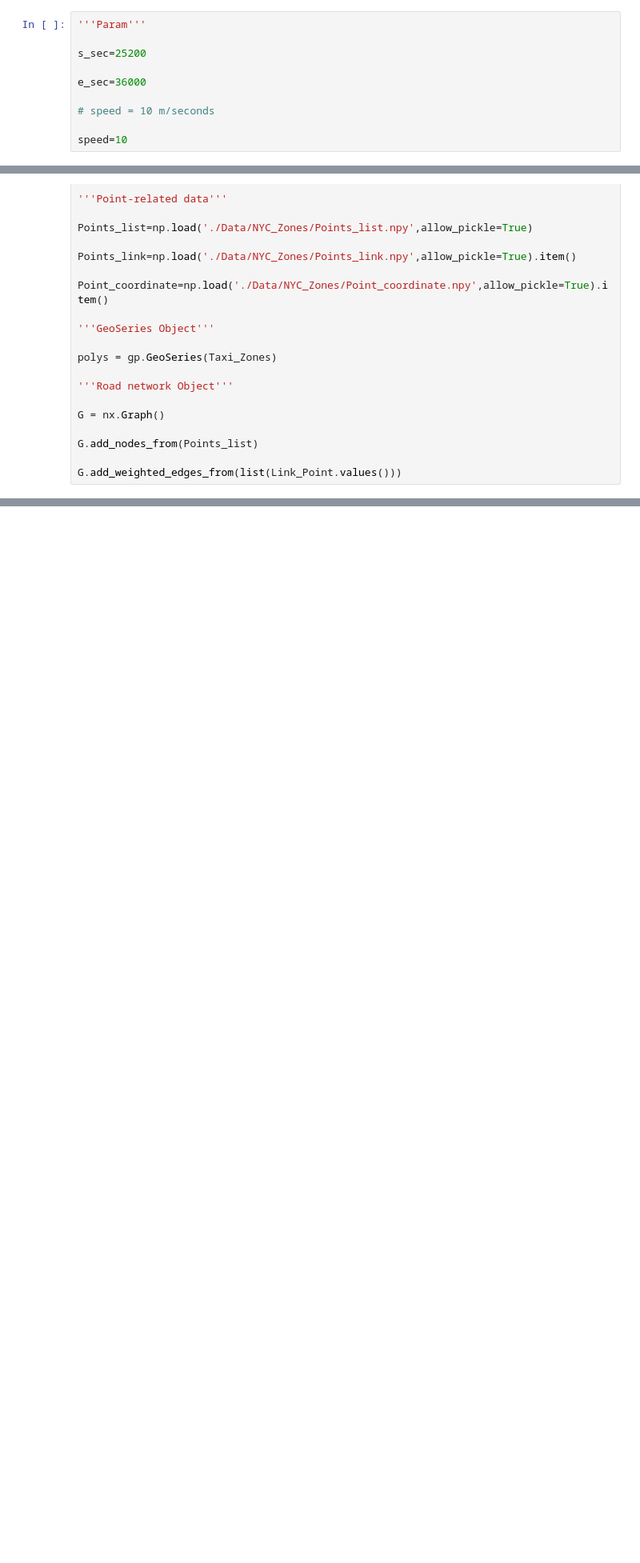
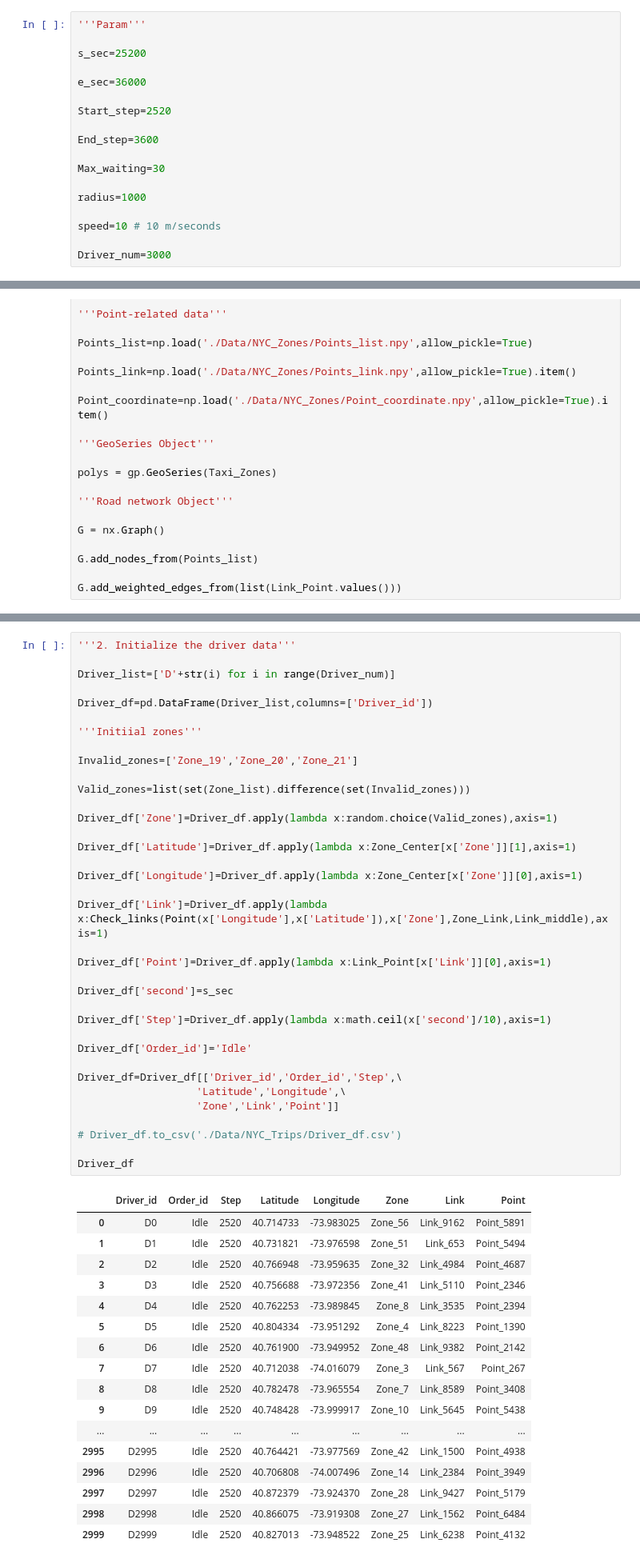
Before and after one commit to marco-yue/T-ITS2021-Repositioning, a Jupyter notebook: 03 Order Dispatching.ipynb, the cells around one changed output, grey strips where cells are left out. Shown: that part at 80% size. Saved outputs shown, nothing was run; the diff lists cells and outputs as text; blank space fills up the shorter version.

```diff
--- a/03 Order Dispatching.ipynb
+++ b/03 Order Dispatching.ipynb
@@ -87,9 +158,17 @@ s_sec=25200
 
 e_sec=36000
 
-# speed = 10 m/seconds
+Start_step=2520
 
-speed=10
+End_step=3600
+
+Max_waiting=30
+
+radius=1000
+
+speed=10 # 10 m/seconds
+
+Driver_num=3000
 # %%
 '''Load data'''
 
@@ -222,0 +260,54 @@ Order_df
+# %%
+'''2. Initialize the driver data'''
+
+Driver_list=['D'+str(i) for i in range(Driver_num)]
+
+Driver_df=pd.DataFrame(Driver_list,columns=['Driver_id'])
+
+'''Initiial zones'''
+
+Invalid_zones=['Zone_19','Zone_20','Zone_21']
+
+Valid_zones=list(set(Zone_list).difference(set(Invalid_zones)))
+
+Driver_df['Zone']=Driver_df.apply(lambda x:random.choice(Valid_zones),axis=1)
+
+Driver_df['Latitude']=Driver_df.apply(lambda x:Zone_Center[x['Zone']][1],axis=1)
+
+Driver_df['Longitude']=Driver_df.apply(lambda x:Zone_Center[x['Zone']][0],axis=1)
+
+Driver_df['Link']=Driver_df.apply(lambda x:Check_links(Point(x['Longitude'],x['Latitude']),x['Zone'],Zone_Link,Link_middle),axis=1)
+
+Driver_df['Point']=Driver_df.apply(lambda x:Link_Point[x['Link']][0],axis=1)
+
+Driver_df['second']=s_sec
+
+Driver_df['Step']=Driver_df.apply(lambda x:math.ceil(x['second']/10),axis=1)
+
+Driver_df['Order_id']='Idle'
+
+Driver_df=Driver_df[['Driver_id','Order_id','Step',\
+                   'Latitude','Longitude',\
+                   'Zone','Link','Point']]
+
+# Driver_df.to_csv('./Data/NYC_Trips/Driver_df.csv')
+
+Driver_df
+# %% [output]
+|  | Driver_id | Order_id | Step | Latitude | Longitude | Zone | Link | Point |
+| 0 | D0 | Idle | 2520 | 40.714733 | -73.983025 | Zone_56 | Link_9162 | Point_5891 |
+| 1 | D1 | Idle | 2520 | 40.731821 | -73.976598 | Zone_51 | Link_653 | Point_5494 |
+| 2 | D2 | Idle | 2520 | 40.766948 | -73.959635 | Zone_32 | Link_4984 | Point_4687 |
+| 3 | D3 | Idle | 2520 | 40.756688 | -73.972356 | Zone_41 | Link_5110 | Point_2346 |
+| 4 | D4 | Idle | 2520 | 40.762253 | -73.989845 | Zone_8 | Link_3535 | Point_2394 |
+| 5 | D5 | Idle | 2520 | 40.804334 | -73.951292 | Zone_4 | Link_8223 | Point_1390 |
+| 6 | D6 | Idle | 2520 | 40.761900 | -73.949952 | Zone_48 | Link_9382 | Point_2142 |
+| 7 | D7 | Idle | 2520 | 40.712038 | -74.016079 | Zone_3 | Link_567 | Point_267 |
+| 8 | D8 | Idle | 2520 | 40.782478 | -73.965554 | Zone_7 | Link_8589 | Point_3408 |
+| 9 | D9 | Idle | 2520 | 40.748428 | -73.999917 | Zone_10 | Link_5645 | Point_5438 |
+| ... | ... | ... | ... | ... | ... | ... | ... | ... |
+| 2995 | D2995 | Idle | 2520 | 40.764421 | -73.977569 | Zone_42 | Link_1500 | Point_4938 |
+| 2996 | D2996 | Idle | 2520 | 40.706808 | -74.007496 | Zone_14 | Link_2384 | Point_3949 |
+| 2997 | D2997 | Idle | 2520 | 40.872379 | -73.924370 | Zone_28 | Link_9427 | Point_5179 |
+| 2998 | D2998 | Idle | 2520 | 40.866075 | -73.919308 | Zone_27 | Link_1562 | Point_6484 |
+| 2999 | D2999 | Idle | 2520 | 40.827013 | -73.948522 | Zone_25 | Link_6238 | Point_4132 |
```
Also changed, not shown: parts of 9 cells of this notebook.
